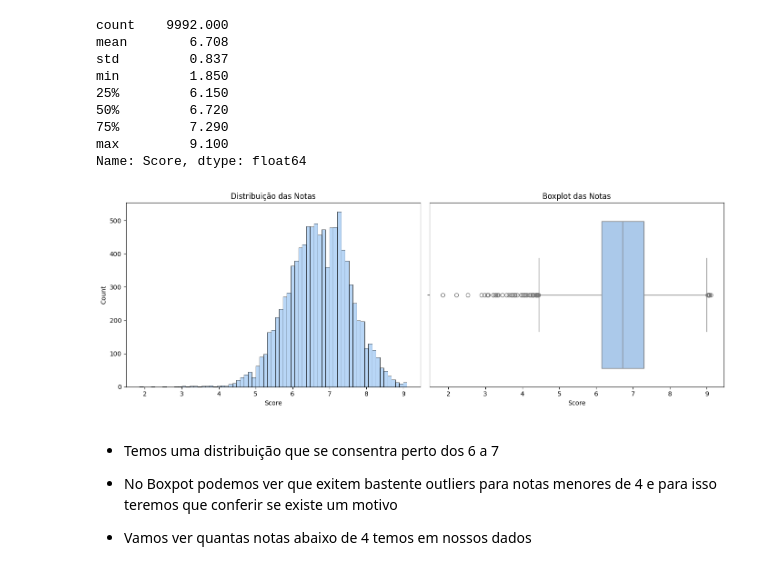
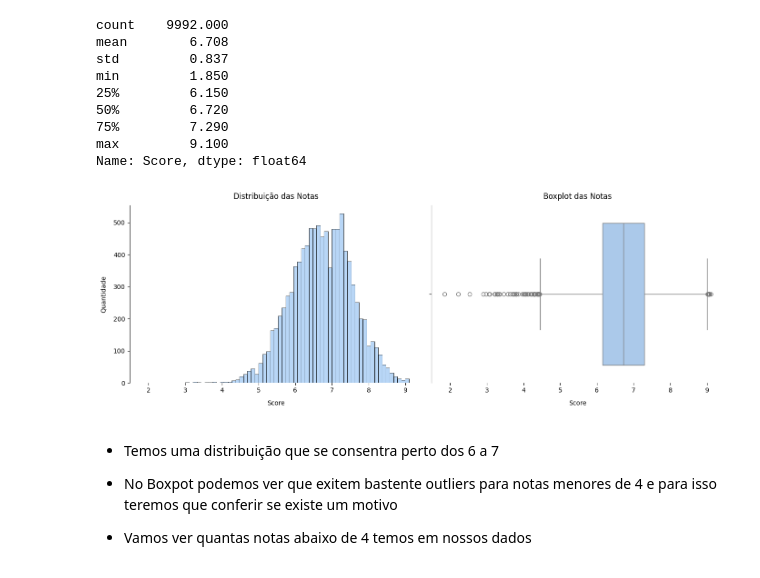
Before and after one commit to guievbs/anime-insights, a Jupyter notebook: notebooks/analise.ipynb, the cells around one changed output. Drawn from its saved outputs; the diff is of its cells as text; code cells hidden in the pictures.

```diff
--- a/notebooks/analise.ipynb
+++ b/notebooks/analise.ipynb
@@ -267,21 +270,29 @@ min         1.850
 max         9.100
 Name: Score, dtype: float64
 # %%
-fig, axes = plt.subplots(1, 2, figsize=(14, 5))
+f, ax = plt.subplots(1, 2, figsize=(14, 5))
 
 # Gráfico de Barras - lado esquerdo
-sns.histplot(data=df, x='Score', ax=axes[0])
-axes[0].set_title('Distribuição das Notas')
+sns.histplot(data=df, x='Score', ax=ax[0])
+ax[0].set_title('Distribuição das Notas', pad=10)
 
 # Gráfico Boxplot - lado direito
-sns.boxplot(data=df, x='Score', ax=axes[1], )
-axes[1].set_title('Boxplot das Notas')
+sns.boxplot(data=df, x='Score', ax=ax[1])
+ax[1].set_title('Boxplot das Notas', pad=10)
+sns.despine(bottom=True)
+
+# Padding nos rótulos dos eixos x
+ax[0].set_xlabel('Score', labelpad=10)
+ax[1].set_xlabel('Score', labelpad=10)
+
+# Padding no eixo y
+ax[0].set_ylabel('Quantidade', labelpad=10)
 
 # Epaçamentos gráficos
 plt.tight_layout()
 plt.show()
 # %% [output]
-[figure, old version]
+[figure, new version]
 # %% [markdown]
 - Temos uma distribuição que se consentra perto dos 6 a 7
 
```
Also changed, not shown: parts of 10 cells of this notebook.
